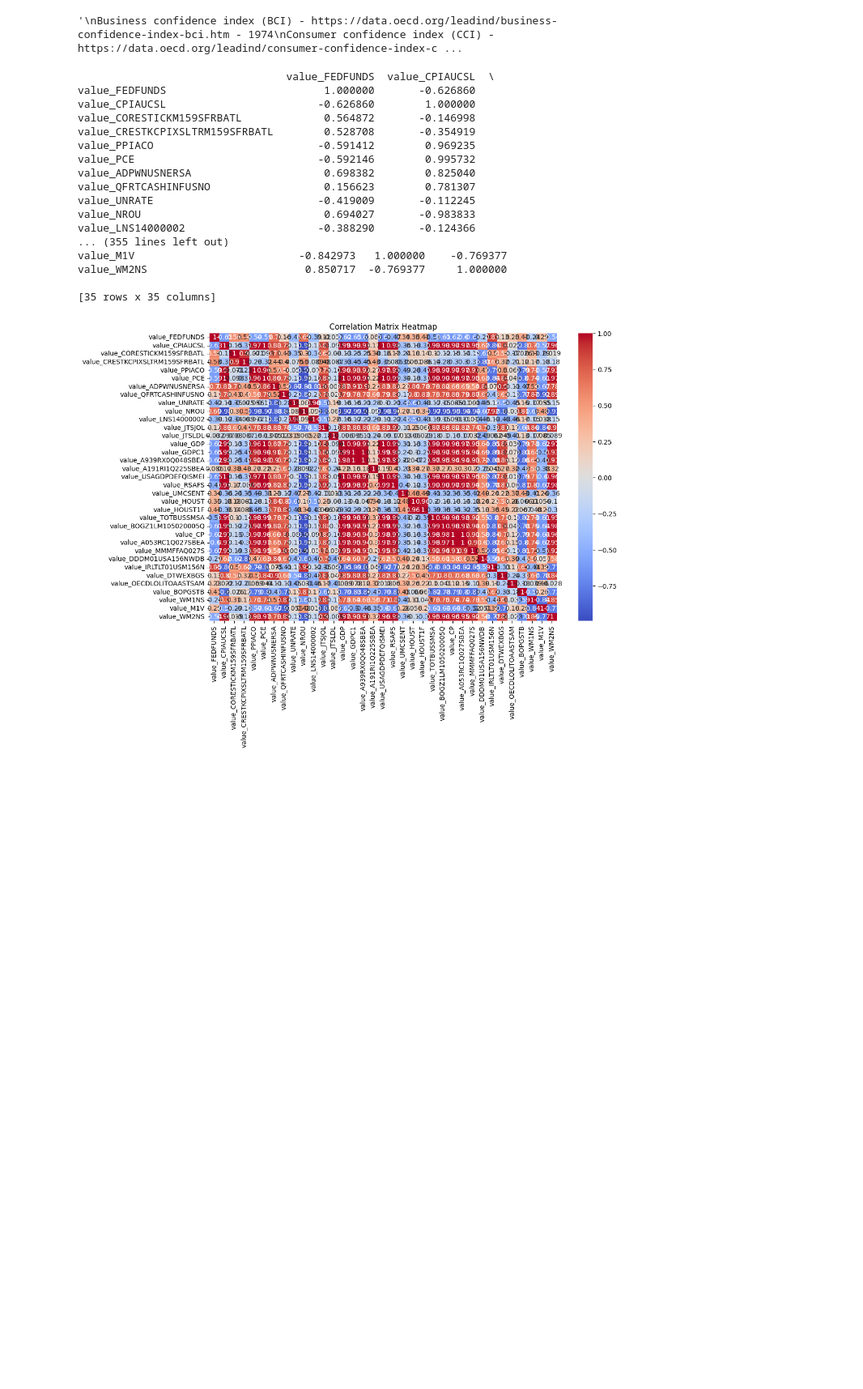
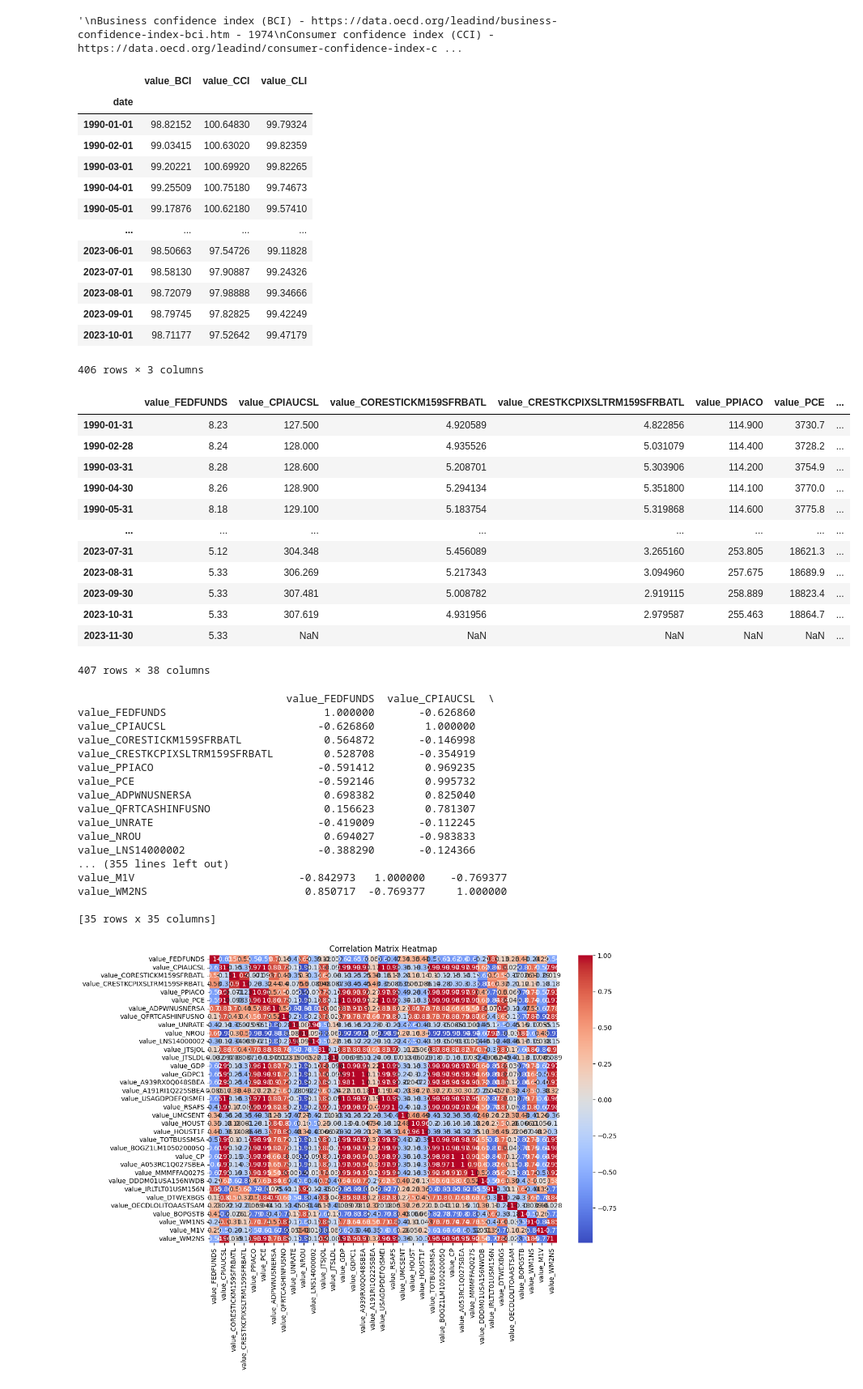
Before and after one commit to elmella/how-interest-ing, a Jupyter notebook: matt-version.ipynb, the cells around one changed output. Shown at 81% size. Saved outputs shown, nothing was run; the diff lists cells and outputs as text; code cells hidden in the pictures; blank space fills up the shorter version.

Commit message:
added index data

```diff
--- a/matt-version.ipynb
+++ b/matt-version.ipynb
@@ -23,6 +23,8 @@ warnings.simplefilter(action='ignore', category=FutureWarning)
 load_dotenv()
 # get my FRED_API_KEY from my local environment
 api_key = os.environ['FRED_API_KEY']
+# %%
+start = '1990-01-01'
 # %%
 """
 Business confidence index (BCI) - https://data.oecd.org/leadind/business-confidence-index-bci.htm - 1974
@@ -31,6 +33,27 @@ Composite leading indicator (CLI) - https://data.oecd.org/leadind/composite-lead
 """
 # %% [output]
 '\nBusiness confidence index (BCI) - https://data.oecd.org/leadind/business-confidence-index-bci.htm - 1974\nConsumer confidence index (CCI) - https://data.oecd.org/leadind/consumer-confidence-index-c ...
+# %%
+index_csvs = ['INDEX_DATA/BCI.csv', 'INDEX_DATA/CCI.csv', 'INDEX_DATA/CLI.csv']
+
+index_dfs = [pd.read_csv(index_csv) for index_csv in index_csvs]
+cleaned_dfs = []
+# stack the dataframes
+for df in index_dfs:
+    indicator = df['INDICATOR'].iloc[0]
+    df = df.loc[df['LOCATION'] == 'USA', ['TIME', 'Value']].rename(columns={'Value': 'value_' + indicator, 'TIME': 'date'})
+    # set the index to the time column as a datetime object
+    df.set_index(pd.to_datetime(df['date']), inplace=True)
+    # drop the old time column
+    df.drop(columns=['date'], inplace=True)
+
+    # drop all rows with index before string 'start'
+    df = df.loc[df.index >= start]
+
+    cleaned_dfs.append(df)
+
+# merge the cleaned_dfs
+index_df = pd.concat(cleaned_dfs, axis=1)
 # %%
 data_sources = """
 (FEDFUNDS)
@@ -124,13 +147,45 @@ def align_dataframes(dataframes):
 
     return aligned_dfs
 # %%
-dataframes_list = list(dataframes.values())
+dataframes_list = list(dataframes.values()) + [index_df]
+
+display(dataframes_list[-1])
 
 # Align all DataFrames to the same frequency and start date
 aligned_dataframes = align_dataframes(dataframes_list)
 
 # Concatenate all DataFrames along the column axis
 combined_df = pd.concat(aligned_dataframes, axis=1)
+
+display(combined_df)
+# %% [output]
+|  | value_BCI | value_CCI | value_CLI |
+| date |  |  |  |
+| 1990-01-01 | 98.82152 | 100.64830 | 99.79324 |
+| 1990-02-01 | 99.03415 | 100.63020 | 99.82359 |
+| 1990-03-01 | 99.20221 | 100.69920 | 99.82265 |
+| 1990-04-01 | 99.25509 | 100.75180 | 99.74673 |
+| 1990-05-01 | 99.17876 | 100.62180 | 99.57410 |
+| ... | ... | ... | ... |
+| 2023-06-01 | 98.50663 | 97.54726 | 99.11828 |
+| 2023-07-01 | 98.58130 | 97.90887 | 99.24326 |
+| 2023-08-01 | 98.72079 | 97.98888 | 99.34666 |
+| 2023-09-01 | 98.79745 | 97.82825 | 99.42249 |
+| 2023-10-01 | 98.71177 | 97.52642 | 99.47179 |
+406 rows × 3 columns
+|  | value_FEDFUNDS | value_CPIAUCSL | value_CORESTICKM159SFRBATL | value_CRESTKCPIXSLTRM159SFRBATL | value_PPIACO | value_PCE | ... |
+| 1990-01-31 | 8.23 | 127.500 | 4.920589 | 4.822856 | 114.900 | 3730.7 | ... |
+| 1990-02-28 | 8.24 | 128.000 | 4.935526 | 5.031079 | 114.400 | 3728.2 | ... |
+| 1990-03-31 | 8.28 | 128.600 | 5.208701 | 5.303906 | 114.200 | 3754.9 | ... |
+| 1990-04-30 | 8.26 | 128.900 | 5.294134 | 5.351800 | 114.100 | 3770.0 | ... |
+| 1990-05-31 | 8.18 | 129.100 | 5.183754 | 5.319868 | 114.600 | 3775.8 | ... |
+| ... | ... | ... | ... | ... | ... | ... | ... |
+| 2023-07-31 | 5.12 | 304.348 | 5.456089 | 3.265160 | 253.805 | 18621.3 | ... |
+| 2023-08-31 | 5.33 | 306.269 | 5.217343 | 3.094960 | 257.675 | 18689.9 | ... |
+| 2023-09-30 | 5.33 | 307.481 | 5.008782 | 2.919115 | 258.889 | 18823.4 | ... |
+| 2023-10-31 | 5.33 | 307.619 | 4.931956 | 2.979587 | 255.463 | 18864.7 | ... |
+| 2023-11-30 | 5.33 | NaN | NaN | NaN | NaN | NaN | ... |
+407 rows × 38 columns
 # %%
 # Assuming 'combined_df' is your combined DataFrame
 corr_matrix = combined_df.corr()
```
Also changed, not shown: parts of 5 cells of this notebook, 4 other files.
